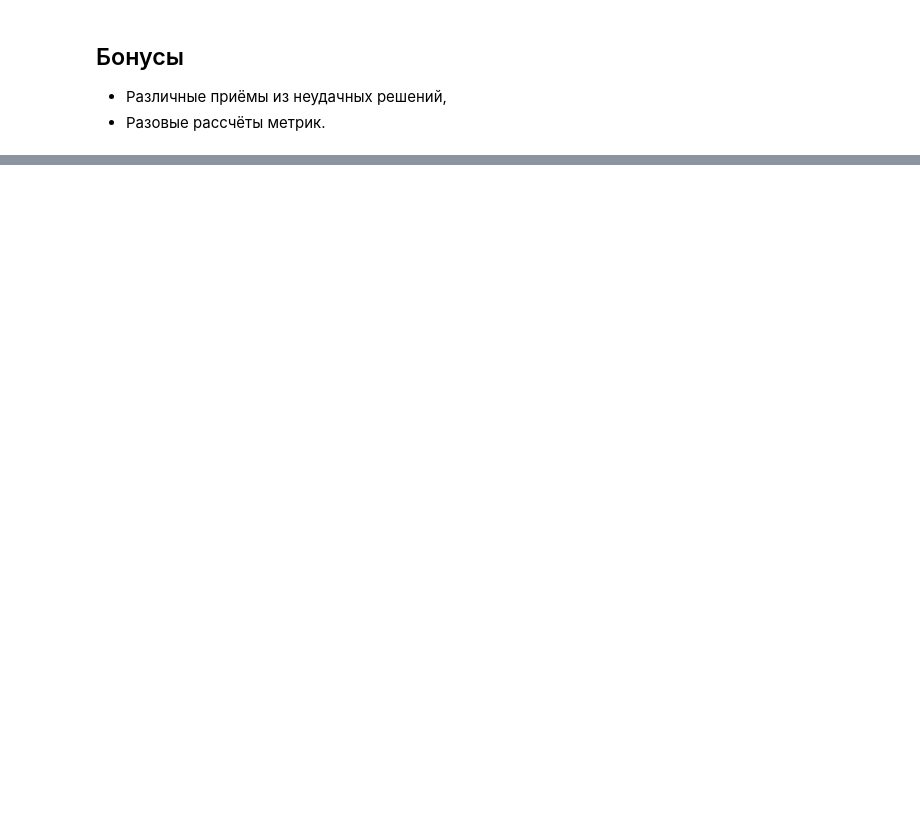
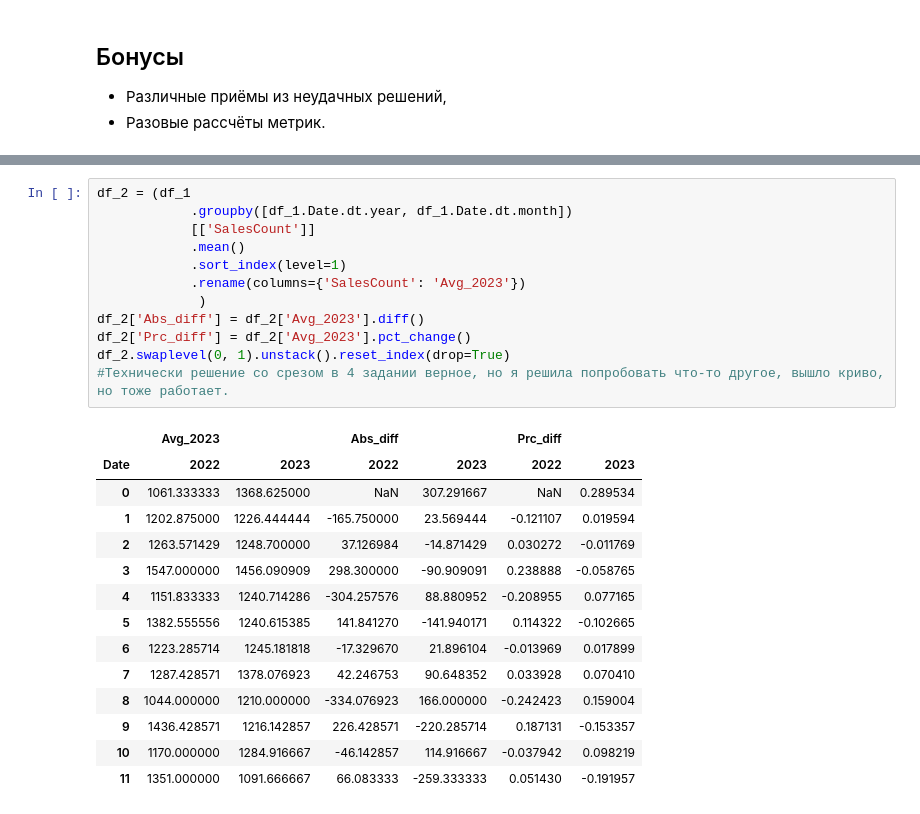
Before and after one commit to MitinaAnastasya/Analyst_portfolio, a Jupyter notebook: Pandas_or_SQL.ipynb, the cells around one changed output, grey strips where cells are left out. Drawn from its saved outputs; the diff is of its cells as text; blank space fills up the shorter version.

```diff
--- a/Pandas_or_SQL.ipynb
+++ b/Pandas_or_SQL.ipynb
@@ -302,3 +343,30 @@ avg_diff_2
+# %%
+df_2 = (df_1
+            .groupby([df_1.Date.dt.year, df_1.Date.dt.month])
+            [['SalesCount']]
+            .mean()
+            .sort_index(level=1)
+            .rename(columns={'SalesCount': 'Avg_2023'})
+             )
+df_2['Abs_diff'] = df_2['Avg_2023'].diff()
+df_2['Prc_diff'] = df_2['Avg_2023'].pct_change()
+df_2.swaplevel(0, 1).unstack().reset_index(drop=True)
+#Технически решение со срезом в 4 задании верное, но я решила попробовать что-то другое, вышло криво, но тоже работает.
+# %% [output]
+|  | Avg_2023 |  | Abs_diff |  | Prc_diff |  |
+| Date | 2022 | 2023 | 2022 | 2023 | 2022 | 2023 |
+| 0 | 1061.333333 | 1368.625000 | NaN | 307.291667 | NaN | 0.289534 |
+| 1 | 1202.875000 | 1226.444444 | -165.750000 | 23.569444 | -0.121107 | 0.019594 |
+| 2 | 1263.571429 | 1248.700000 | 37.126984 | -14.871429 | 0.030272 | -0.011769 |
+| 3 | 1547.000000 | 1456.090909 | 298.300000 | -90.909091 | 0.238888 | -0.058765 |
+| 4 | 1151.833333 | 1240.714286 | -304.257576 | 88.880952 | -0.208955 | 0.077165 |
+| 5 | 1382.555556 | 1240.615385 | 141.841270 | -141.940171 | 0.114322 | -0.102665 |
+| 6 | 1223.285714 | 1245.181818 | -17.329670 | 21.896104 | -0.013969 | 0.017899 |
+| 7 | 1287.428571 | 1378.076923 | 42.246753 | 90.648352 | 0.033928 | 0.070410 |
+| 8 | 1044.000000 | 1210.000000 | -334.076923 | 166.000000 | -0.242423 | 0.159004 |
+| 9 | 1436.428571 | 1216.142857 | 226.428571 | -220.285714 | 0.187131 | -0.153357 |
+| 10 | 1170.000000 | 1284.916667 | -46.142857 | 114.916667 | -0.037942 | 0.098219 |
+| 11 | 1351.000000 | 1091.666667 | 66.083333 | -259.333333 | 0.051430 | -0.191957 |
 # %%
 #Первое кривое решение 4 задания.
 avg_diff_per_month = (df_1.groupby(df_1[df_1['Date']
```
Also changed, not shown: parts of 7 cells of this notebook.
